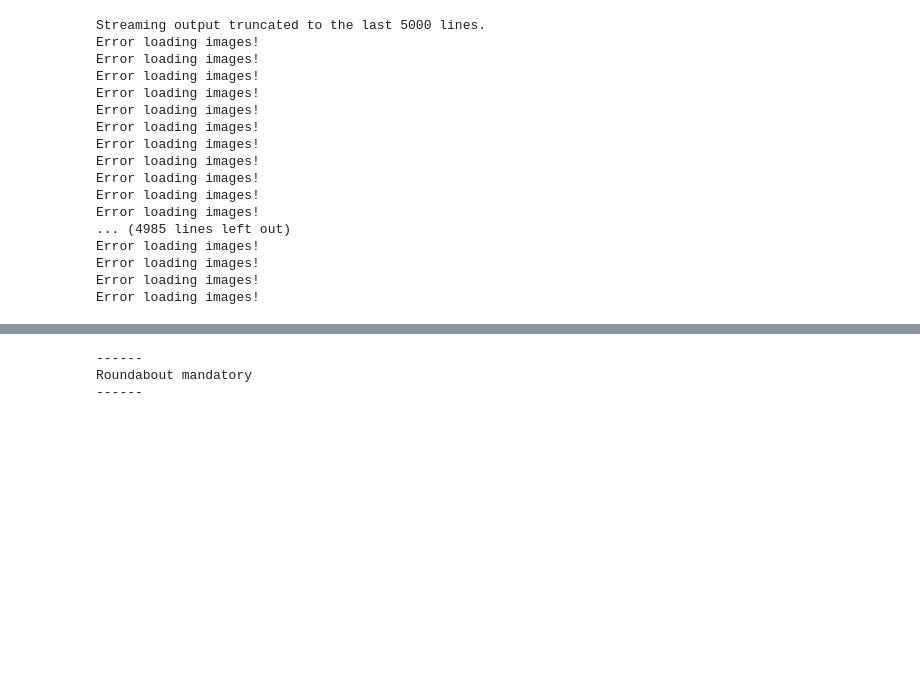
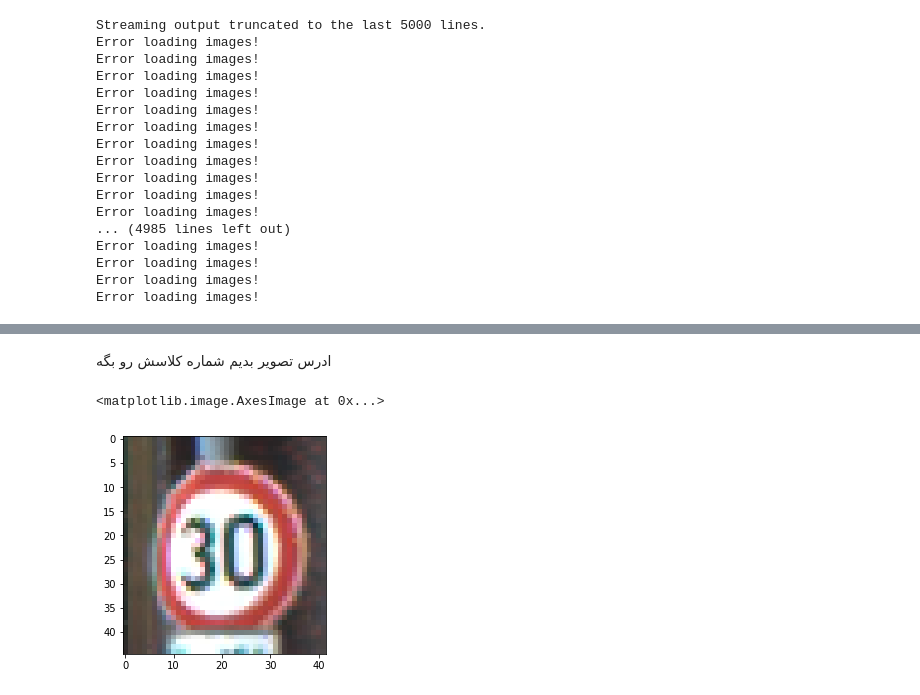
Before and after one commit to Yasaman-k/GTSRB, a Jupyter notebook: GTSRB.ipynb, the cells around one changed output, grey strips where cells are left out. Cells and saved outputs as stored; diff of their text form; code cells hidden in the pictures; blank space fills up the shorter version.

```diff
--- a/GTSRB.ipynb
+++ b/GTSRB.ipynb
@@ -239 +324,14 @@ ACCURACY: 97.403 %
+# %% [markdown]
+ادرس تصویر بدیم شماره کلاسش رو بگه
+# %%
+import matplotlib.pyplot as plt
+import matplotlib.image as mpimg
+
+img_path="/content/Test/00001.png"
+
+img = mpimg.imread(img_path)
+plt.imshow(img)
+# %% [output]
+<matplotlib.image.AxesImage at 0x...>
+[figure, added]
 # %%
@@ -283,15 +443,0 @@ classes = { 1:'Speed limit (20km/h)',
-# %%
-file_path="/content/images.jpeg"
-image = Image.open(file_path)
-image = image.resize((30,30))
-image = np.expand_dims(image, axis=0)
-image = np.array(image)
-pred = model.predict_classes([image])[0]
-sign = classes[pred+1]
-print("------")
-print(sign)
-print("------")
-# %% [output]
-------
-Roundabout mandatory
-------
```
Also changed, not shown: parts of 11 cells of this notebook.
